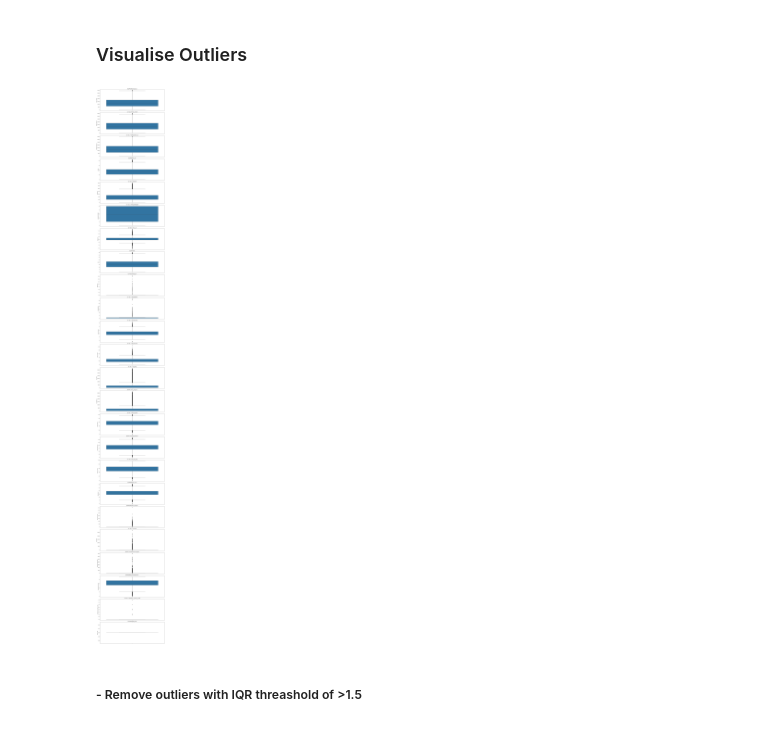
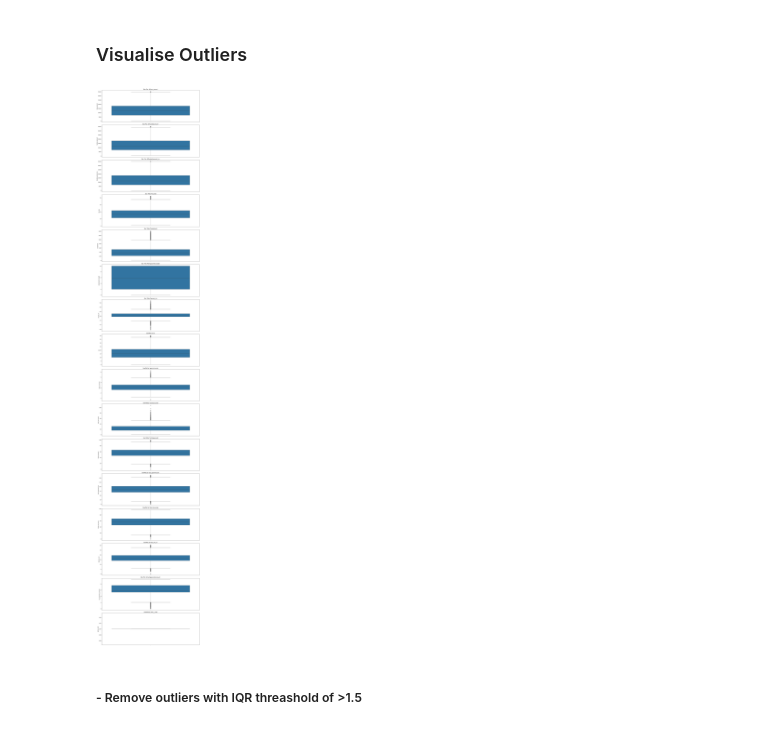
Before and after one commit to tomdeval/customer_loans, a Jupyter notebook: EDA.ipynb, the cells around one changed output. Cells and saved outputs as stored; diff of their text form; code cells hidden in the pictures.

```diff
--- a/EDA.ipynb
+++ b/EDA.ipynb
@@ -148,11 +166,12 @@ Applied boxcox transformation to last_payment_amount. Skewness after: -0.0017660
 # %% [markdown]
 ### Visualise Outliers
 # %%
+# Excluding columns with >40% zero values
 numeric_cols = custloan_df.select_dtypes(include=[np.number]).columns
 numeric_cols = [col for col in numeric_cols if col not in ['id', 'member_id']]
-plotter.plot_outliers(numeric_cols)
+plotter.plot_outliers(numeric_cols, zero_threshold=40)
 # %% [output]
-[figure, old version]
+[figure, new version]
 # %% [markdown]
 ##### - Remove outliers with IQR threashold of >1.5
 # %%
```
Also changed, not shown: parts of 22 cells of this notebook, 1 other file.
